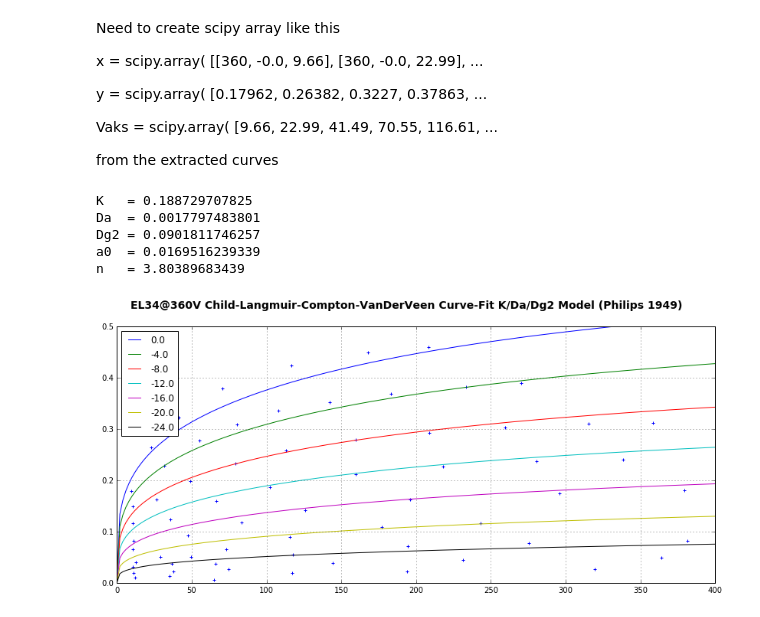
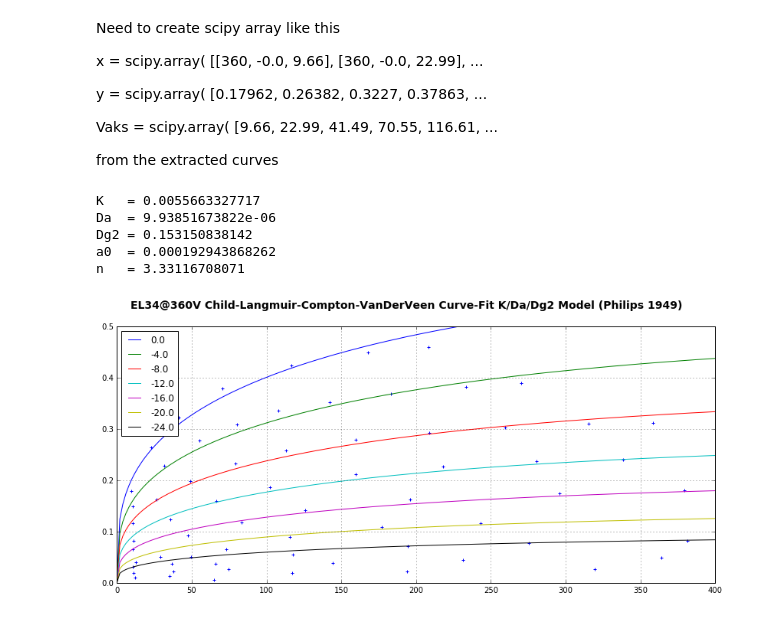
Before and after one commit to jilott/valvestudio, a Jupyter notebook: experiments/02-modeling/pentode/pentode-modeling.ipynb, the cells around one changed output. Cells and saved outputs as stored; diff of their text form; code cells hidden in the pictures.

```diff
--- a/experiments/02-modeling/pentode/pentode-modeling.ipynb
+++ b/experiments/02-modeling/pentode/pentode-modeling.ipynb
@@ -72,7 +72,7 @@ fname = "data/el34-philips-1958-360V.csv"
 f = open(fname,'r').readlines()
 
 deltaVgk = -4.0
-exp = 1.50
+n = 1.50
 
 
 VgkVak = []
@@ -111,7 +111,7 @@ def func(x,K,Da,Dg2,a0,n):
 
         if t > 0:
             a = a0 * ((2/pi) * atan(Vak/Vg2k))**(1/n)
-            Ia = a * K * t**exp
+            Ia = a * K * t**n
         else:
             Ia = 0
         # print "func",Vg2k,Vg1k,Vak,t,K,Da,Dg2,a0,n
@@ -129,43 +129,43 @@ print "Dg2 =",Dg2
 print "a0  =",a0
 print "n   =",n
 # %% [output]
-K   = 0.188729707825
-Da  = 0.0017797483801
-Dg2 = 0.0901811746257
-a0  = 0.0169516239339
-n   = 3.80389683439
+K   = 0.0055663327717
+Da  = 9.93851673822e-06
+Dg2 = 0.153150838142
+a0  = 0.000192943868262
+n   = 3.33116708071
 # %%
 Vg2k = x[0][0]
 
 def IaCalc(Vg1k,Vak):
     t = Vg1k + Dg2 * Vg2k + Da * Vak
     if t > 0:
         a = a0 * ((2/pi) * atan(Vak/Vg2k))**(1/n)
-        Ia = a * K * t**exp
+        Ia = a * K * t**n
     else:
         Ia = 0
     # print "IaCalc",Vgk,Vak,t,Ia
     return Ia
 
 Vgk = np.linspace(0,-24,7)
 Vak = np.linspace(0,400,201)
 
 vIaCalc = np.vectorize(IaCalc,otypes=[np.float])
 
 Ia = vIaCalc(Vgk[:,None],Vak[None,:])
 
 plt.figure(figsize=(14,6))
 
 for i in range(len(Vgk)):
     plt.plot(Vak,Ia[i],label=Vgk[i])
 
 plt.scatter(Vaks,y,marker="+")
 
 plt.legend(loc='upper left')
 plt.suptitle('EL34@%dV Child-Langmuir-Compton-VanDerVeen Curve-Fit K/Da/Dg2 Model (Philips 1949)'%Vg2k, fontsize=14, fontweight='bold')
 plt.grid()
 plt.ylim((0,0.5))
 plt.xlim((0,400))
 plt.show()
 # %% [output]
-[figure, old version]
+[figure, new version]
```
Also changed, not shown: parts of 6 cells of this notebook, 1 other file.
